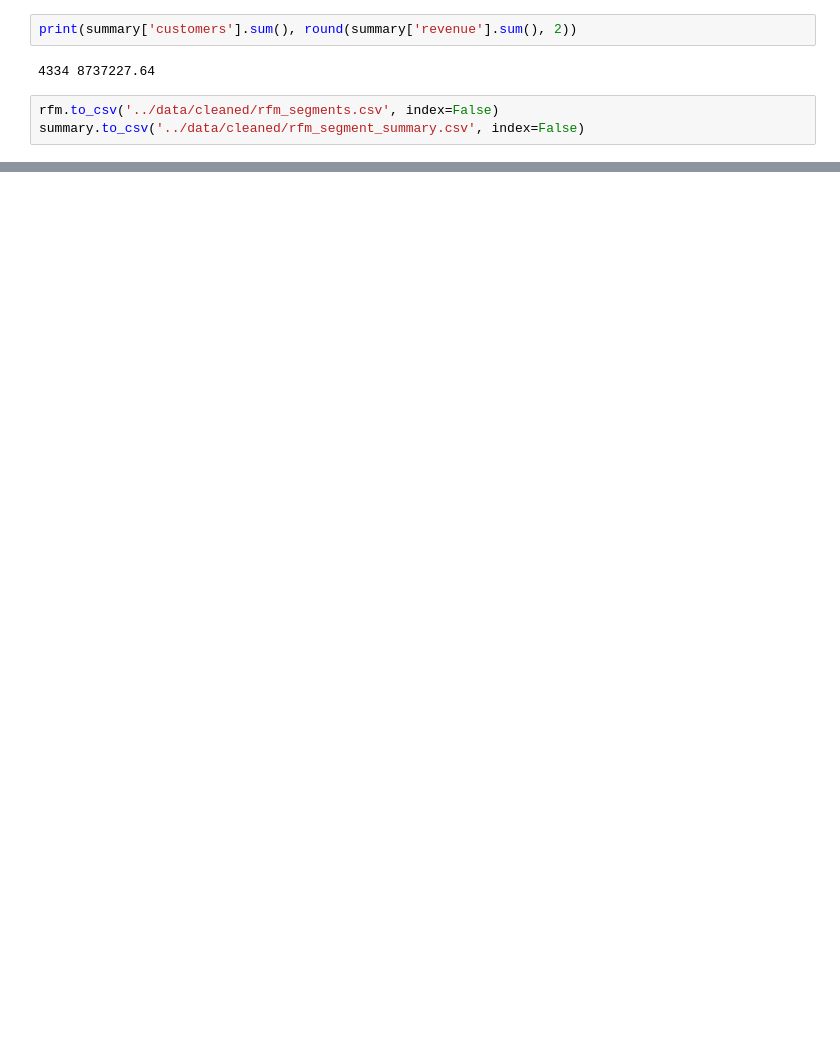
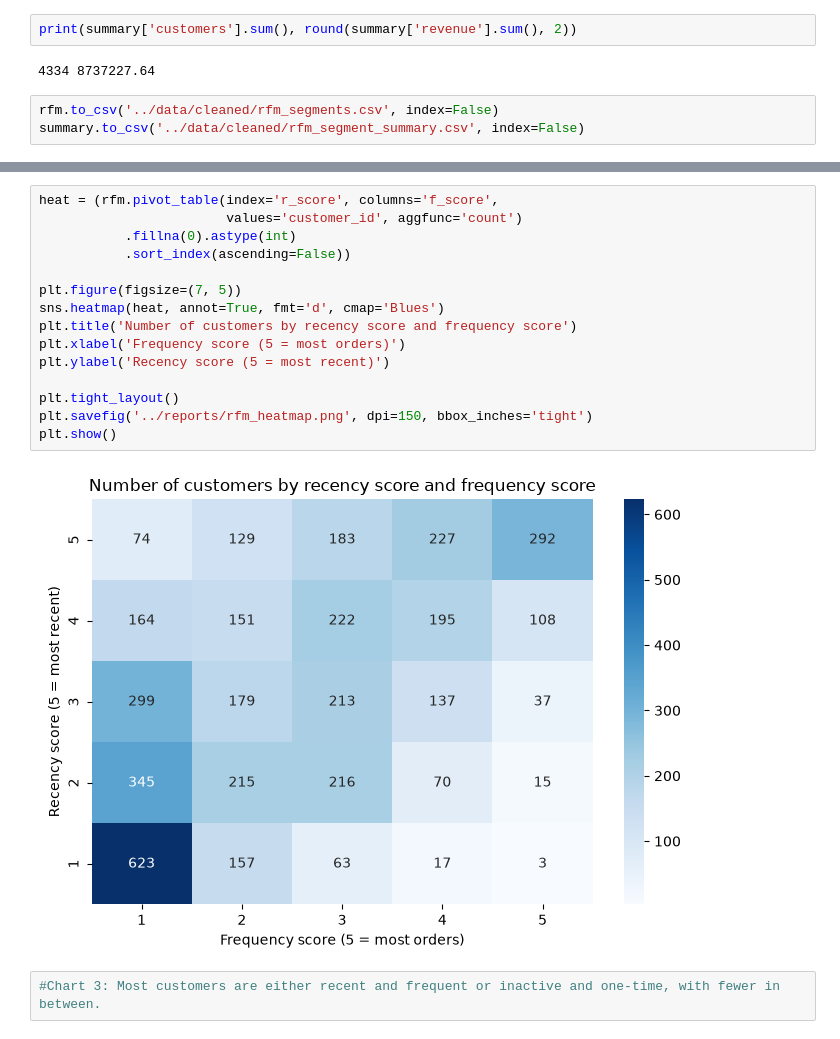
Before and after one commit to palakda01/ecommerce-customer-analysis, a Jupyter notebook: notebooks/03_rfm_segmentation.ipynb, the cells around one changed output, grey strips where cells are left out. Drawn from its saved outputs; the diff is of its cells as text; blank space fills up the shorter version.

```diff
--- a/notebooks/03_rfm_segmentation.ipynb
+++ b/notebooks/03_rfm_segmentation.ipynb
@@ -213,0 +272,19 @@ summary.to_csv('../data/cleaned/rfm_segment_summary.csv', index=False)
+# %%
+heat = (rfm.pivot_table(index='r_score', columns='f_score',
+                        values='customer_id', aggfunc='count')
+           .fillna(0).astype(int)
+           .sort_index(ascending=False))
+
+plt.figure(figsize=(7, 5))
+sns.heatmap(heat, annot=True, fmt='d', cmap='Blues')
+plt.title('Number of customers by recency score and frequency score')
+plt.xlabel('Frequency score (5 = most orders)')
+plt.ylabel('Recency score (5 = most recent)')
+
+plt.tight_layout()
+plt.savefig('../reports/rfm_heatmap.png', dpi=150, bbox_inches='tight')
+plt.show()
+# %% [output]
+[figure, added]
+# %%
+#Chart 3: Most customers are either recent and frequent or inactive and one-time, with fewer in between.
```
Also changed, not shown: parts of 5 cells of this notebook, 3 other files.
